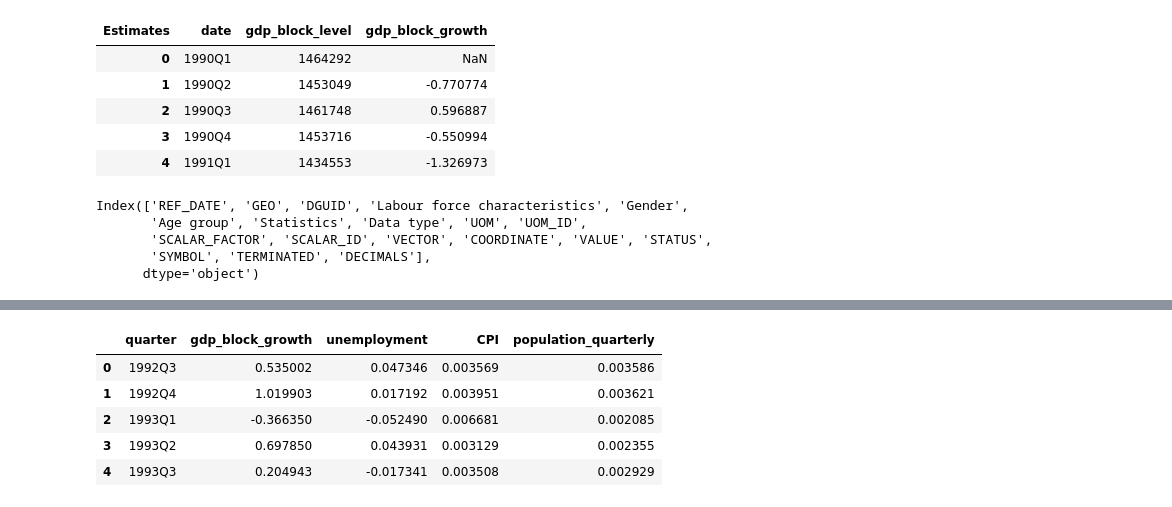
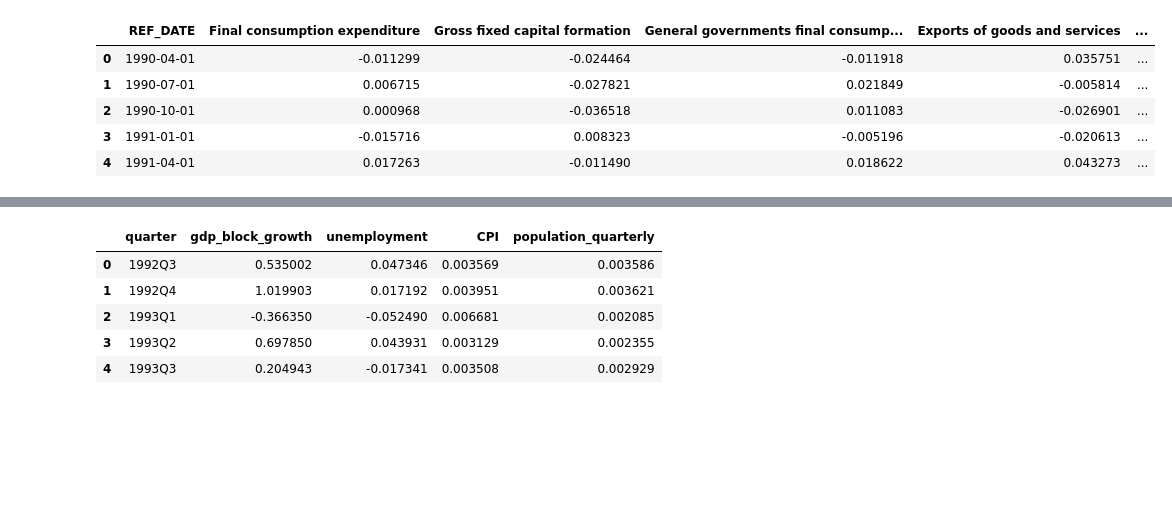
Before and after one commit to SailofRoses/baseline_models, a Jupyter notebook: Forecast/var.ipynb, the cells around one changed output, grey strips where cells are left out. Cells and saved outputs as stored; diff of their text form; code cells hidden in the pictures; blank space fills up the shorter version.

```diff
--- a/Forecast/var.ipynb
+++ b/Forecast/var.ipynb
@@ -165,9 +34,11 @@ cpi.head()
+# %%
+gdp = pd.read_csv("gdp_componet_growth.csv")
 # %%
-gdp_q.head()
+gdp.head()
 # %% [output]
-| Estimates | date | gdp_block_level | gdp_block_growth |
-| 0 | 1990Q1 | 1464292 | NaN |
-| 1 | 1990Q2 | 1453049 | -0.770774 |
-| 2 | 1990Q3 | 1461748 | 0.596887 |
-| 3 | 1990Q4 | 1453716 | -0.550994 |
-| 4 | 1991Q1 | 1434553 | -1.326973 |
+|  | REF_DATE | Final consumption expenditure | Gross fixed capital formation | General governments final consump... | Exports of goods and services | ... |
+| 0 | 1990-04-01 | -0.011299 | -0.024464 | -0.011918 | 0.035751 | ... |
+| 1 | 1990-07-01 | 0.006715 | -0.027821 | 0.021849 | -0.005814 | ... |
+| 2 | 1990-10-01 | 0.000968 | -0.036518 | 0.011083 | -0.026901 | ... |
+| 3 | 1991-01-01 | -0.015716 | 0.008323 | -0.005196 | -0.020613 | ... |
+| 4 | 1991-04-01 | 0.017263 | -0.011490 | 0.018622 | 0.043273 | ... |
@@ -177,8 +44,0 @@ gdp_q = gdp_q.set_index("date")
-# %%
-emp_raw.columns
-# %% [output]
-Index(['REF_DATE', 'GEO', 'DGUID', 'Labour force characteristics', 'Gender',
-       'Age group', 'Statistics', 'Data type', 'UOM', 'UOM_ID',
-       'SCALAR_FACTOR', 'SCALAR_ID', 'VECTOR', 'COORDINATE', 'VALUE', 'STATUS',
-       'SYMBOL', 'TERMINATED', 'DECIMALS'],
-      dtype='object')
```
Also changed, not shown: parts of 43 cells of this notebook, 15 other files.
